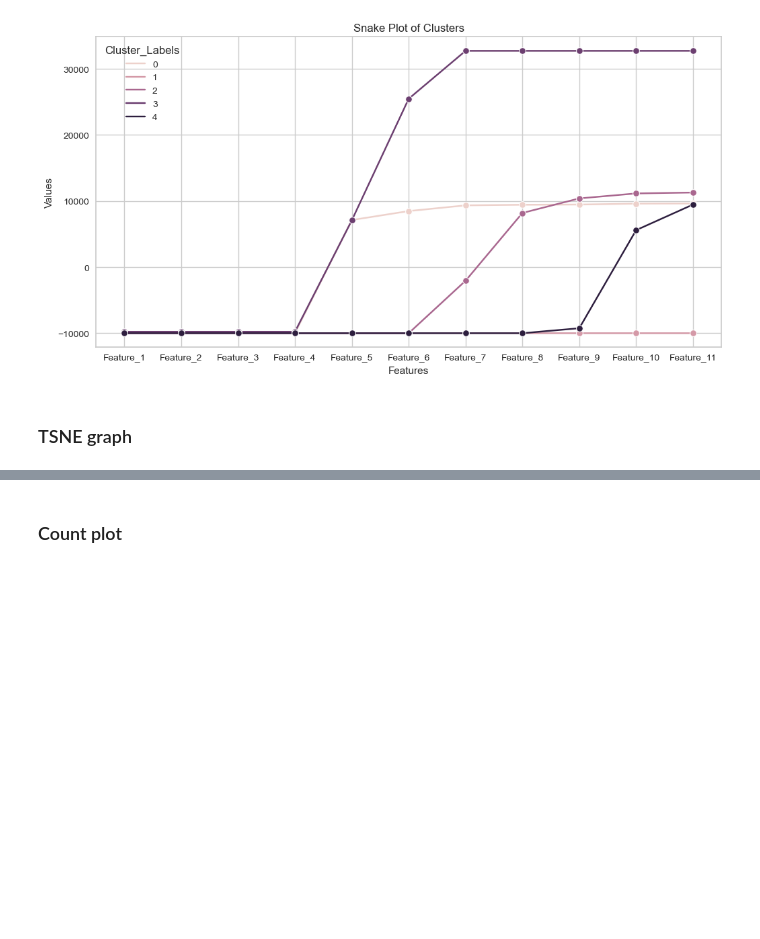
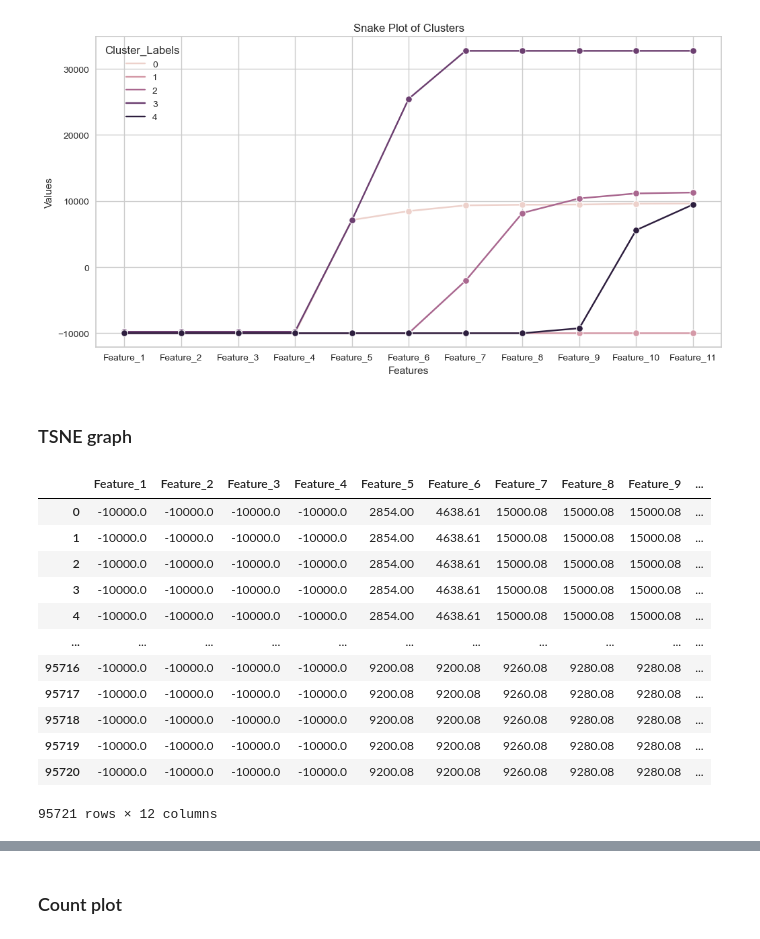
Before and after one commit to gbrosell/maroon-archers, a Jupyter notebook: 01SUAL_G01_clustering.ipynb, the cells around one changed output, grey strips where cells are left out. Cells and saved outputs as stored; diff of their text form; code cells hidden in the pictures; blank space fills up the shorter version.

```diff
--- a/01SUAL_G01_clustering.ipynb
+++ b/01SUAL_G01_clustering.ipynb
@@ -455,3 +455,19 @@ The `ci` parameter is deprecated. Use `errorbar=None` for the same effect.
 [figure]
 # %% [markdown]
 ### TSNE graph
+# %%
+price_series_df
+# %% [output]
+|  | Feature_1 | Feature_2 | Feature_3 | Feature_4 | Feature_5 | Feature_6 | Feature_7 | Feature_8 | Feature_9 | ... |
+| 0 | -10000.0 | -10000.0 | -10000.0 | -10000.0 | 2854.00 | 4638.61 | 15000.08 | 15000.08 | 15000.08 | ... |
+| 1 | -10000.0 | -10000.0 | -10000.0 | -10000.0 | 2854.00 | 4638.61 | 15000.08 | 15000.08 | 15000.08 | ... |
+| 2 | -10000.0 | -10000.0 | -10000.0 | -10000.0 | 2854.00 | 4638.61 | 15000.08 | 15000.08 | 15000.08 | ... |
+| 3 | -10000.0 | -10000.0 | -10000.0 | -10000.0 | 2854.00 | 4638.61 | 15000.08 | 15000.08 | 15000.08 | ... |
+| 4 | -10000.0 | -10000.0 | -10000.0 | -10000.0 | 2854.00 | 4638.61 | 15000.08 | 15000.08 | 15000.08 | ... |
+| ... | ... | ... | ... | ... | ... | ... | ... | ... | ... | ... |
+| 95716 | -10000.0 | -10000.0 | -10000.0 | -10000.0 | 9200.08 | 9200.08 | 9260.08 | 9280.08 | 9280.08 | ... |
+| 95717 | -10000.0 | -10000.0 | -10000.0 | -10000.0 | 9200.08 | 9200.08 | 9260.08 | 9280.08 | 9280.08 | ... |
+| 95718 | -10000.0 | -10000.0 | -10000.0 | -10000.0 | 9200.08 | 9200.08 | 9260.08 | 9280.08 | 9280.08 | ... |
+| 95719 | -10000.0 | -10000.0 | -10000.0 | -10000.0 | 9200.08 | 9200.08 | 9260.08 | 9280.08 | 9280.08 | ... |
+| 95720 | -10000.0 | -10000.0 | -10000.0 | -10000.0 | 9200.08 | 9200.08 | 9260.08 | 9280.08 | 9280.08 | ... |
+95721 rows × 12 columns
```
Also changed, not shown: parts of 3 cells of this notebook, 1 other file.
